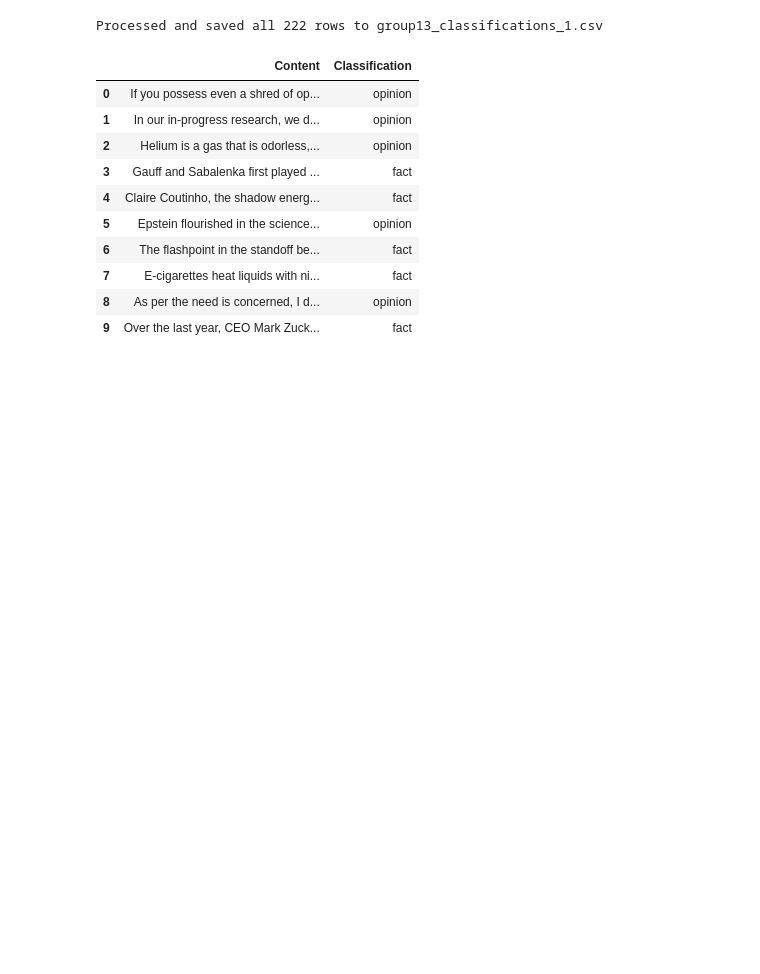
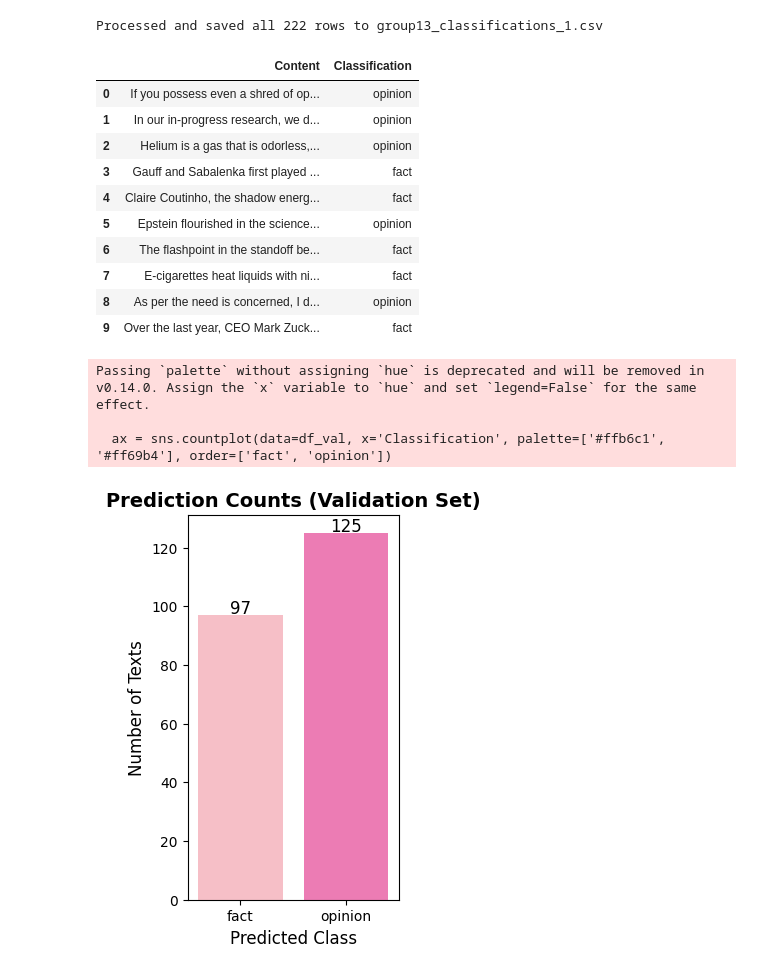
Before and after one commit to nzhurat/fact-opinion-classifier, a Jupyter notebook: stage1/stage_1.ipynb, the cells around one changed output. Drawn from its saved outputs; the diff is of its cells as text; code cells hidden in the pictures; blank space fills up the shorter version.

```diff
--- a/stage1/stage_1.ipynb
+++ b/stage1/stage_1.ipynb
@@ -1111,3 +1116,20 @@ Processed and saved all 222 rows to group13_classifications_1.csv
 | 7 | E-cigarettes heat liquids with ni... | fact |
 | 8 | As per the need is concerned, I d... | opinion |
 | 9 | Over the last year, CEO Mark Zuck... | fact |
+# %%
+plt.figure(figsize=(6, 5))
+
+plt.subplot(1, 2, 1)
+ax = sns.countplot(data=df_val, x='Classification', palette=['#ffb6c1', '#ff69b4'], order=['fact', 'opinion'])
+plt.title('Prediction Counts (Validation Set)', fontsize=14, fontweight='bold')
+plt.xlabel('Predicted Class', fontsize=12)
+plt.ylabel('Number of Texts', fontsize=12)
+for p in ax.patches:
+    ax.annotate(f'{int(p.get_height())}', (p.get_x() + p.get_width() / 2., p.get_height()),
+                ha='center', va='center', fontsize=12, color='black', xytext=(0, 5),
+                textcoords='offset points')
+# %% [output]
+Passing `palette` without assigning `hue` is deprecated and will be removed in v0.14.0. Assign the `x` variable to `hue` and set `legend=False` for the same effect.
+
+  ax = sns.countplot(data=df_val, x='Classification', palette=['#ffb6c1', '#ff69b4'], order=['fact', 'opinion'])
+[figure, added]
```
Also changed, not shown: parts of 5 cells of this notebook.
